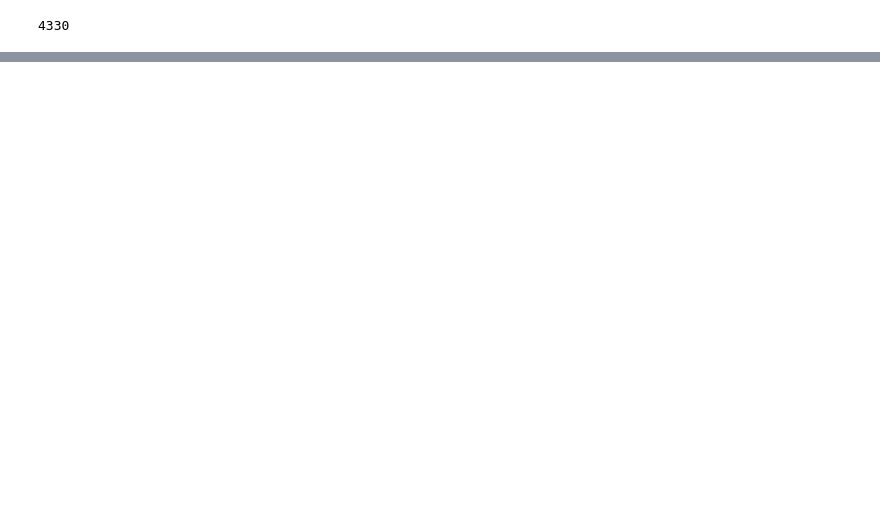
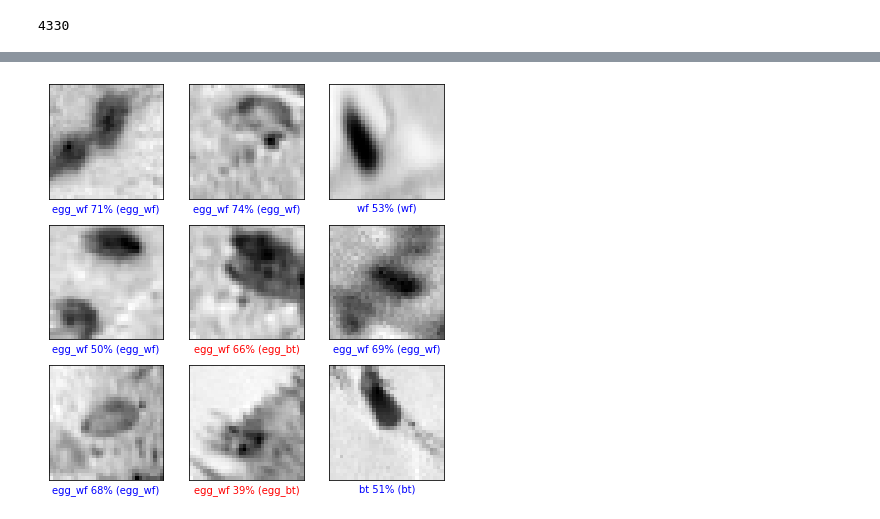
Before and after one commit to SrivenkateswaraRao/Research-Project, a Jupyter notebook: Pest_ResNet50.ipynb, the cells around one changed output, grey strips where cells are left out. Cells and saved outputs as stored; diff of their text form; code cells hidden in the pictures; blank space fills up the shorter version.

```diff
--- a/Pest_ResNet50.ipynb
+++ b/Pest_ResNet50.ipynb
@@ -63,0 +74,5 @@ Downloading data from https://storage.googleapis.com/tensorflow/keras-applicatio
+# %%
+from keras.models import Model
+layerName = 'conv1'
+mymodel = Model(inputs= resNet.input , outputs=resNet.get_layer(layerName).output)
+mymodel.summary()
@@ -99,8 +139,8 @@ from tensorflow.keras.utils import to_categorical
 trainY = to_categorical(trainY)
 testY = to_categorical(testY)
 # %%
-filepath="/content/drive/My Drive/Models/VGG19/weights-{epoch:02d}-{accuracy:.3f}.hdf5"
-from tensorflow.keras.callbacks import ModelCheckpoint
+filepath="/content/drive/My Drive/Models/ResNet50/weights-{epoch:02d}-{accuracy:.3f}.hdf5"
+from keras.callbacks import ModelCheckpoint
 checkpoint = ModelCheckpoint(filepath, monitor='accuracy',
                                verbose=1, mode='max',save_best_only=True)
 
@@ -108,5 +148,5 @@ callbacks_list = [checkpoint]
 # %%
 tf.config.experimental_run_functions_eagerly(True)
 # %%
-history = model.fit(trainX,trainY,verbose=1,epochs=1,validation_data=(testX,testY),callbacks=[checkpoint])
+model.fit(trainX,trainY,verbose=1,epochs=50,validation_data=(testX,testY),callbacks=[checkpoint])
 # %% [output]
@@ -114,0 +198,35 @@ Epoch 00001: accuracy improved from -inf to 0.64407, saving model to /content/dr
+# %%
+import matplotlib.pyplot as plt
+def plot_image(i, predictions_array, true_labels, images):
+  predictions_array, true_label, img = predictions_array[i], true_labels[i], images[i]
+  plt.grid(False)
+  plt.xticks([])
+  plt.yticks([])
+
+  plt.imshow(img[...,0], cmap=plt.cm.binary)
+
+  predicted_label = np.argmax(predictions_array)
+  if predicted_label == true_label:
+    color = 'blue'
+  else:
+    color = 'red'
+
+  plt.xlabel("{} {:2.0f}% ({})".format(class_object[predicted_label],
+                                100*np.max(predictions_array),
+                                class_object[true_label]),
+                                color=color)
+# %%
+num_rows = 3
+num_cols = 3
+num_images = num_rows*num_cols
+plt.figure(figsize=(2*num_cols, 2*num_rows))
+test_images = testX[:num_images]
+predictions = model.predict(testX_Pred)
+for i in range(num_images):
+    plt.subplot(num_rows, num_cols, i+1)
+    plot_image(i, predictions, testY_Pred, testX_Pred)
+
+plt.tight_layout()
+plt.show()
+# %% [output]
+[figure, added]
```
Also changed, not shown: parts of 19 cells of this notebook.
